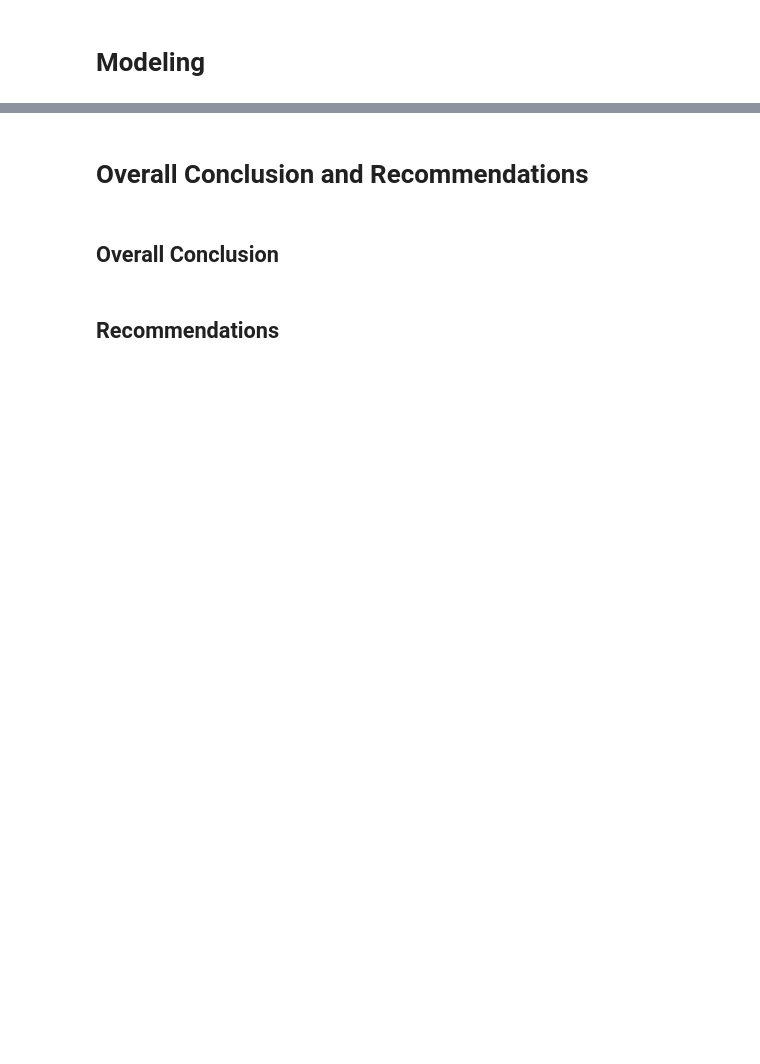
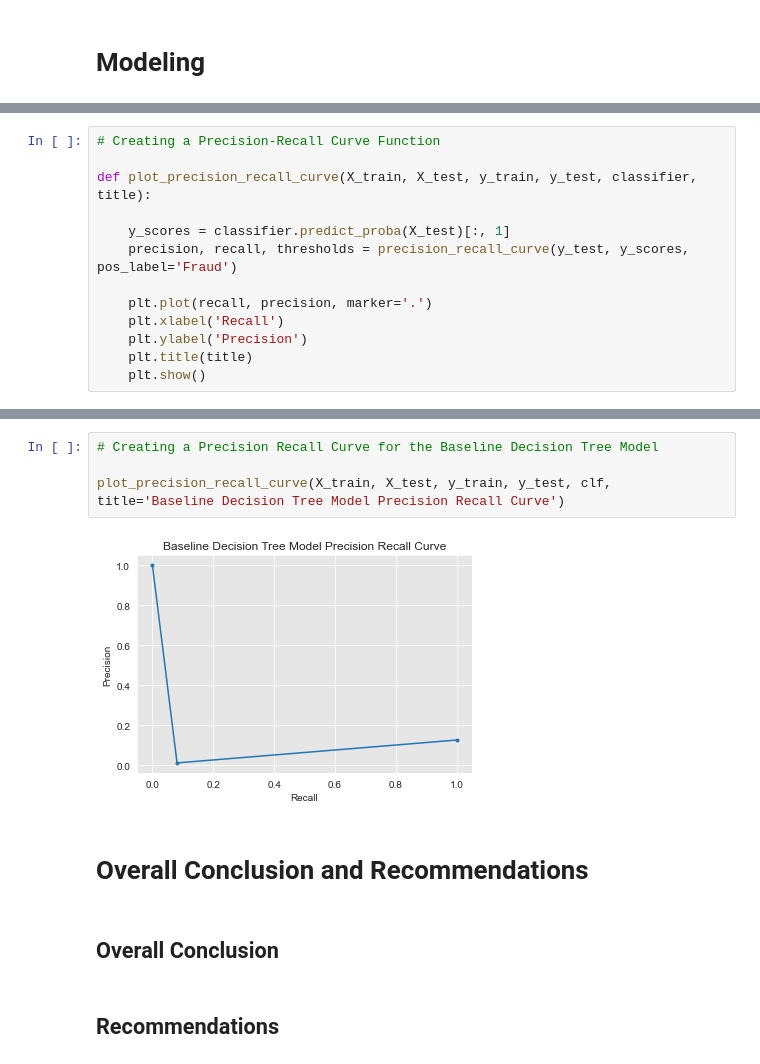
Before and after one commit to keithotuomagie/credit_card_fraud_model, a Jupyter notebook: notebook.ipynb, the cells around one changed output, grey strips where cells are left out. Saved outputs shown, nothing was run; the diff lists cells and outputs as text; blank space fills up the shorter version.

```diff
--- a/notebook.ipynb
+++ b/notebook.ipynb
@@ -1213,0 +1869,13 @@ fraud_df.info()
+# %%
+# Creating a Precision-Recall Curve Function
+
+def plot_precision_recall_curve(X_train, X_test, y_train, y_test, classifier, title):
+
+    y_scores = classifier.predict_proba(X_test)[:, 1]
+    precision, recall, thresholds = precision_recall_curve(y_test, y_scores, pos_label='Fraud')
+
+    plt.plot(recall, precision, marker='.')
+    plt.xlabel('Recall')
+    plt.ylabel('Precision')
+    plt.title(title)
+    plt.show()
@@ -1214,3 +1920,9 @@ fraud_df.info()
+# %%
+# Creating a Precision Recall Curve for the Baseline Decision Tree Model
+
+plot_precision_recall_curve(X_train, X_test, y_train, y_test, clf, title='Baseline Decision Tree Model Precision Recall Curve')
+# %% [output]
+[figure, added]
 # %% [markdown]
 # Overall Conclusion and Recommendations
 # %% [markdown]
```
Also changed, not shown: parts of 68 cells of this notebook.
